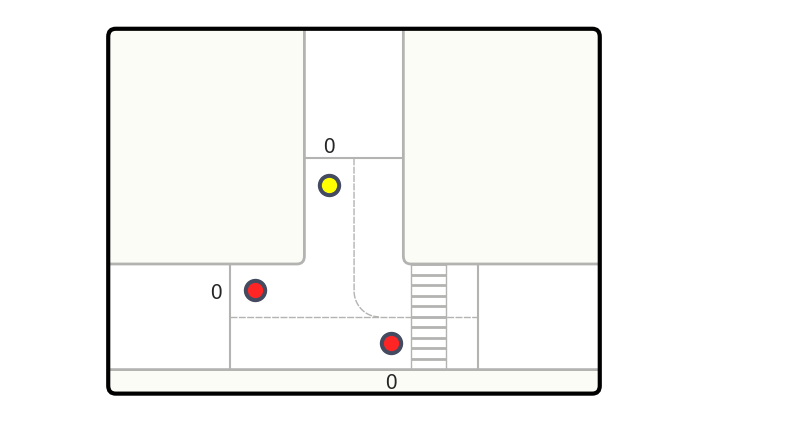
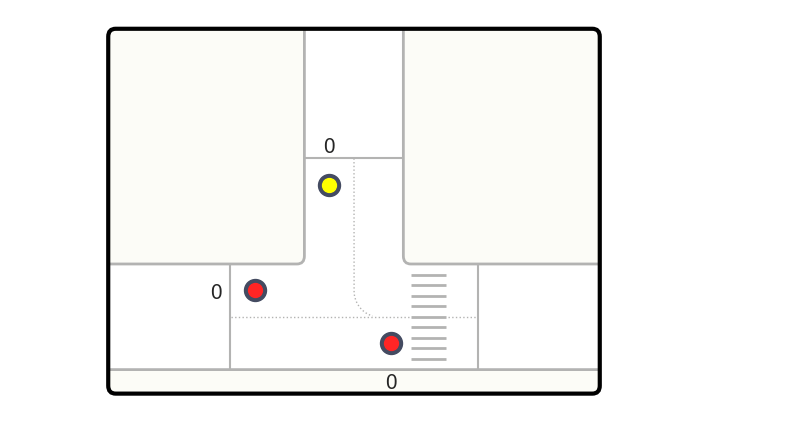
Before and after one commit to goltian/MathModelOfCrossroad, a Jupyter notebook: visualisation_script/visualisation_script.ipynb, the cells around one changed output. Cells and saved outputs as stored; diff of their text form; code cells hidden in the pictures.

```diff
--- a/visualisation_script/visualisation_script.ipynb
+++ b/visualisation_script/visualisation_script.ipynb
@@ -9,7 +9,7 @@ from scipy.interpolate import make_interp_spline
 import ffmpeg
 # %%
 # Max time in seconds
-MAX_TIME = 1
+MAX_TIME = 600
 # Move count (frame count)
 MOVE_COUNT = int(MAX_TIME * 10)
 # %%
@@ -322,18 +322,15 @@ def draw_intersection_borders(ax):
     ax.vlines(10, 2, 6, color = gray_color_for_intersection, zorder=2, lw = 1.5)
 # %%
 def draw_flow_moving_trajectories(ax):
-    pt = 9.0 / 72.0 * 2.54
-    dashed_style = (0, (5, 1))
+    line_style = "dotted"
     # Add a plot of PI_1 moving trajectory
-    ax.hlines(4, 0, 10, lw = 1, zorder=1, linestyle=dashed_style, color = gray_color_for_intersection)
+    ax.hlines(4, 7.2, 0, lw = 1, zorder=1, linestyle=line_style, color = gray_color_for_intersection)
+    ax.hlines(4, 8.8, 10, lw = 1, zorder=1, linestyle=line_style, color = gray_color_for_intersection)
     # Add a plot of PI_2 moving trajectory
     x, y = pi_2_trajectory()
-    ax.plot(x[:2000], y[:2000], lw = 1, zorder=1, linestyle=dashed_style, color = gray_color_for_intersection)
+    ax.plot(x[:1750], y[:1750], lw = 1, zorder=1, linestyle=line_style, color = gray_color_for_intersection)
     # Add a plot of PI_3 moving trajectory
-    ax.vlines(7.3, 2, 6, lw = 1, zorder=1, color = gray_color_for_intersection)
-    ax.vlines(8.7, 2, 6, lw = 1, zorder=1, color = gray_color_for_intersection)
-
-    for i in range(15):
+    for i in range(10):
         ax.hlines(2.0 + i * 0.4, 7.3, 8.7, lw = 2, zorder=1, color = gray_color_for_intersection)
 # %%
 def draw_semathore_borders(ax):
@@ -342,9 +339,9 @@ def draw_semathore_borders(ax):
     ax.scatter(6.5, 3, color = gray_color_for_semathores, s = 250)
 # %%
 def flow_customers_init(ax):
-    pi_1_cutomers = ax.scatter(0, 0, zorder = 4, color = blue_color, s = 200)
-    pi_2_cutomers = ax.scatter(0, 0, zorder = 4, color = blue_color, s = 200)
-    pi_3_cutomers = ax.scatter(0, 0, zorder = 4, color = blue_color, s = 10)
+    pi_1_cutomers = ax.scatter(0, 0, zorder = 4, color = blue_color_for_customer_body, edgecolors = black_color_for_customer_edge, linewidths = 1.0, s = 200)
+    pi_2_cutomers = ax.scatter(0, 0, zorder = 4, color = blue_color_for_customer_body, edgecolors = black_color_for_customer_edge, linewidths = 1.0, s = 200)
+    pi_3_cutomers = ax.scatter(0, 0, zorder = 4, color = blue_color_for_customer_body, edgecolors = black_color_for_customer_edge, linewidths = 0.75, s = 10)
 
     return pi_1_cutomers, pi_2_cutomers, pi_3_cutomers
 # %%
@@ -367,7 +364,8 @@ ax.set_xlim([-5, 15])
 ax.set_ylim([1, 15])
 plt.style.use('seaborn-v0_8-white')
 
-blue_color = "#3377e4"
+blue_color_for_customer_body = "#3377e4"
+black_color_for_customer_edge = "black"
 gray_color_for_semathores = "#444b61"
 gray_color_for_intersection = "#b3b3b2"
 green_color = "#00e600"
@@ -444,31 +442,31 @@ def animate(i):
         if (cur_time < pi_2_greem_light_time[greenlight_pi_2_str_id][0] - 3.0):
             pass
         elif (cur_time < pi_2_greem_light_time[greenlight_pi_2_str_id][0]):
             pi_2_greenligh.set_color( yellow_color )
         elif (cur_time < pi_2_greem_light_time[greenlight_pi_2_str_id][1]):
             pi_2_greenligh.set_color( green_color )
         elif (cur_time < pi_2_greem_light_time[greenlight_pi_2_str_id][1] + 3):
             pi_2_greenligh.set_color( yellow_color )
         else:
             pi_2_greenligh.set_color( red_color )
             greenlight_pi_2_str_id += 1
 
     if (greenlight_pi_3_str_id < greenlight_pi_3_str_max_id):
         if (cur_time < pi_3_greem_light_time[greenlight_pi_3_str_id][0] - 3.0):
             pass
         elif (cur_time < pi_3_greem_light_time[greenlight_pi_3_str_id][0]):
             pi_3_greenligh.set_color( yellow_color )
         elif (cur_time < pi_3_greem_light_time[greenlight_pi_3_str_id][1]):
             pi_3_greenligh.set_color( green_color )
         elif (cur_time < pi_3_greem_light_time[greenlight_pi_3_str_id][1] + 3):
             pi_3_greenligh.set_color( yellow_color )
         else:
             pi_3_greenligh.set_color( red_color )
             greenlight_pi_3_str_id += 1
 
     return pi_1_cutomers, pi_2_cutomers, pi_3_cutomers, pi_1_queue_len, pi_2_queue_len, pi_3_queue_len, pi_1_greenligh, pi_2_greenligh, pi_3_greenligh
 
 ani = FuncAnimation(fig, animate, repeat = True, frames = MOVE_COUNT, interval = 100, blit = False)
 ani.save("mymovie.mp4", dpi = 300)
 # %% [output]
-[figure, old version]
+[figure, new version]
```
